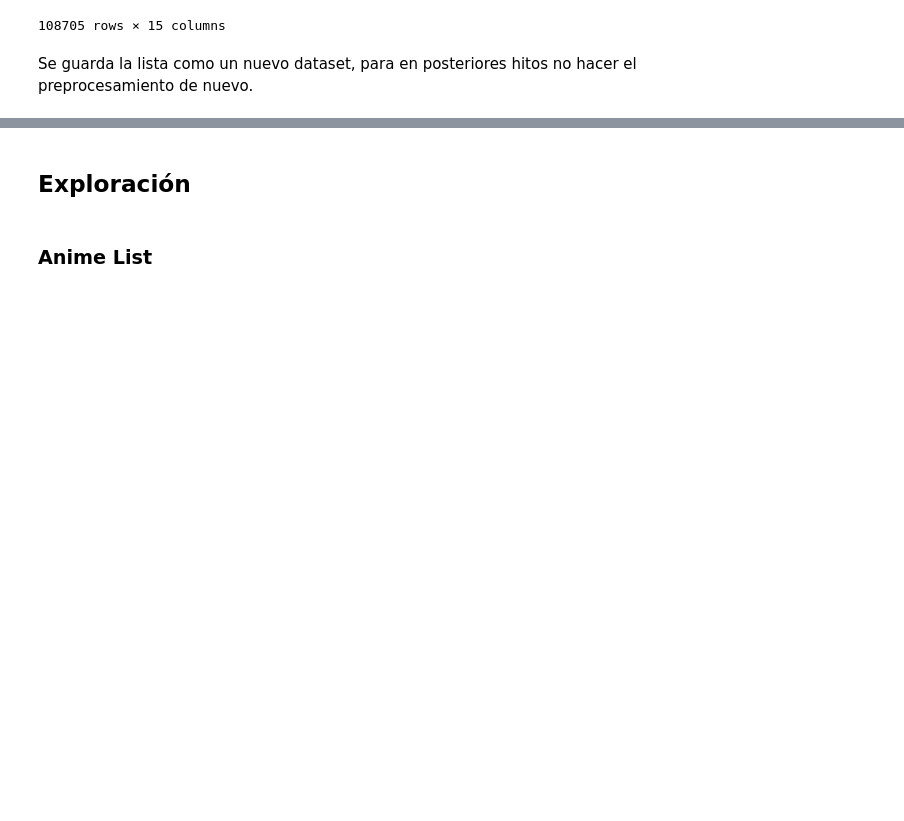
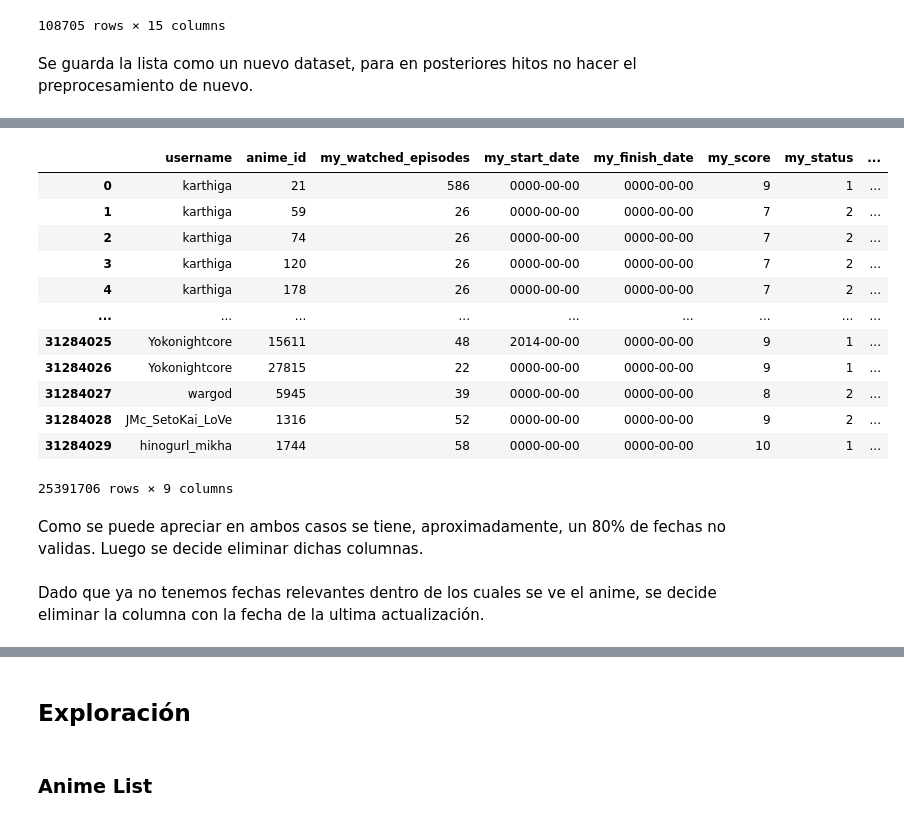
Before and after one commit to diegoolguinw/AnimeDataSet, a Jupyter notebook: Proyecto Mineria de Datos.ipynb, the cells around one changed output, grey strips where cells are left out. Drawn from its saved outputs; the diff is of its cells as text; code cells hidden in the pictures; blank space fills up the shorter version.

Commit message:
Actualización de Preprocesamiento

```diff
--- a/Proyecto Mineria de Datos.ipynb
+++ b/Proyecto Mineria de Datos.ipynb
@@ -619,0 +685,18 @@ Se guarda la lista como un nuevo dataset, para en posteriores hitos no hacer el
+# %%
+userAnimeList[userAnimeList['my_finish_date']=='0000-00-00']
+# %% [output]
+|  | username | anime_id | my_watched_episodes | my_start_date | my_finish_date | my_score | my_status | ... |
+| 0 | karthiga | 21 | 586 | 0000-00-00 | 0000-00-00 | 9 | 1 | ... |
+| 1 | karthiga | 59 | 26 | 0000-00-00 | 0000-00-00 | 7 | 2 | ... |
+| 2 | karthiga | 74 | 26 | 0000-00-00 | 0000-00-00 | 7 | 2 | ... |
+| 3 | karthiga | 120 | 26 | 0000-00-00 | 0000-00-00 | 7 | 2 | ... |
+| 4 | karthiga | 178 | 26 | 0000-00-00 | 0000-00-00 | 7 | 2 | ... |
+| ... | ... | ... | ... | ... | ... | ... | ... | ... |
+| 31284025 | Yokonightcore | 15611 | 48 | 2014-00-00 | 0000-00-00 | 9 | 1 | ... |
+| 31284026 | Yokonightcore | 27815 | 22 | 0000-00-00 | 0000-00-00 | 9 | 1 | ... |
+| 31284027 | wargod | 5945 | 39 | 0000-00-00 | 0000-00-00 | 8 | 2 | ... |
+| 31284028 | JMc_SetoKai_LoVe | 1316 | 52 | 0000-00-00 | 0000-00-00 | 9 | 2 | ... |
+| 31284029 | hinogurl_mikha | 1744 | 58 | 0000-00-00 | 0000-00-00 | 10 | 1 | ... |
+25391706 rows × 9 columns
+# %% [markdown]
+Como se puede apreciar en ambos casos se tiene, aproximadamente, un 80% de fechas no validas. Luego se decide eliminar dichas columnas.
@@ -619,0 +705,2 @@ Se guarda la lista como un nuevo dataset, para en posteriores hitos no hacer el
+# %% [markdown]
+Dado que ya no tenemos fechas relevantes dentro de los cuales se ve el anime, se decide eliminar la columna con la fecha de la ultima actualización.
```
Also changed, not shown: parts of 74 cells of this notebook, 2 other files.
